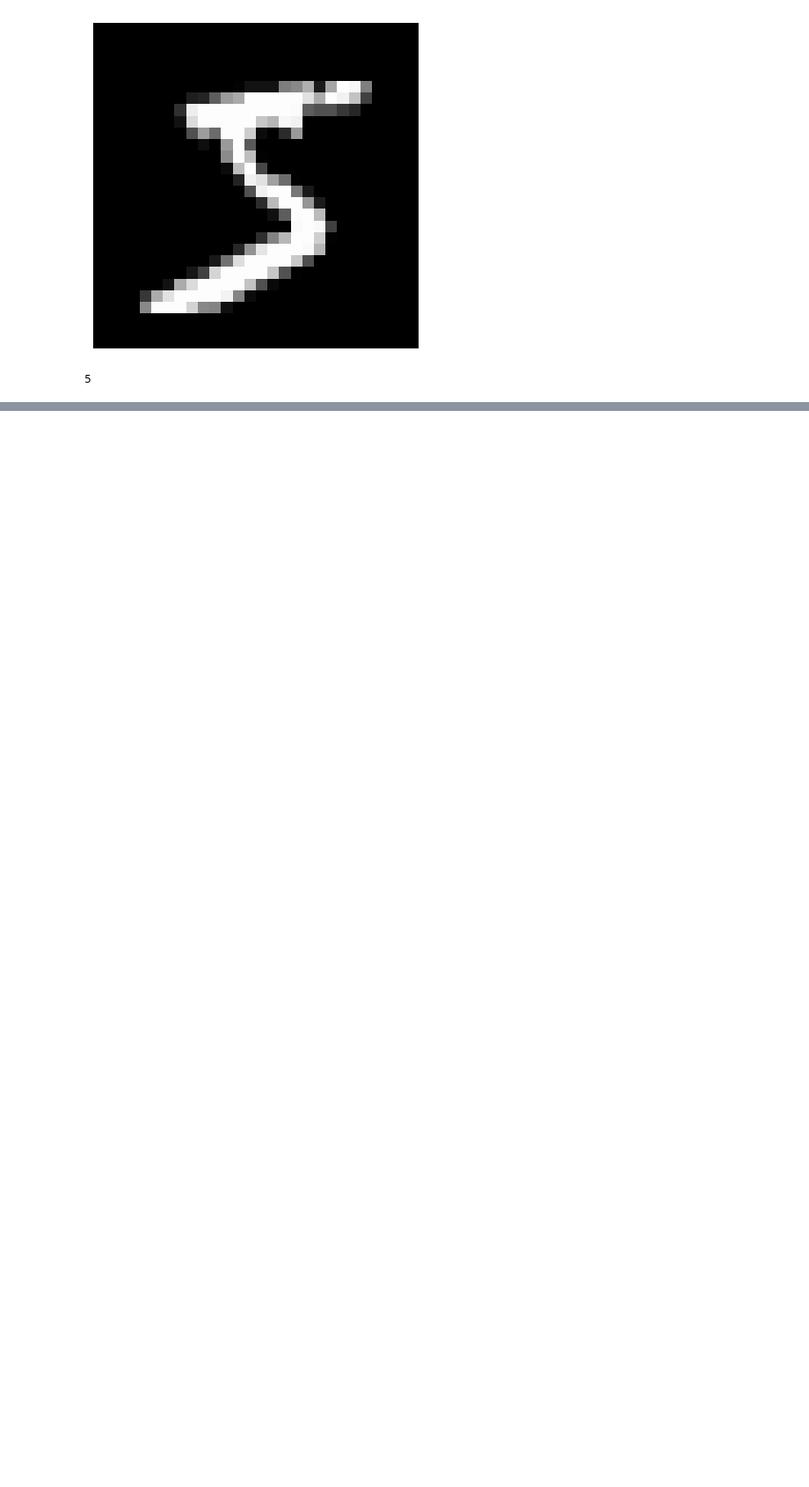
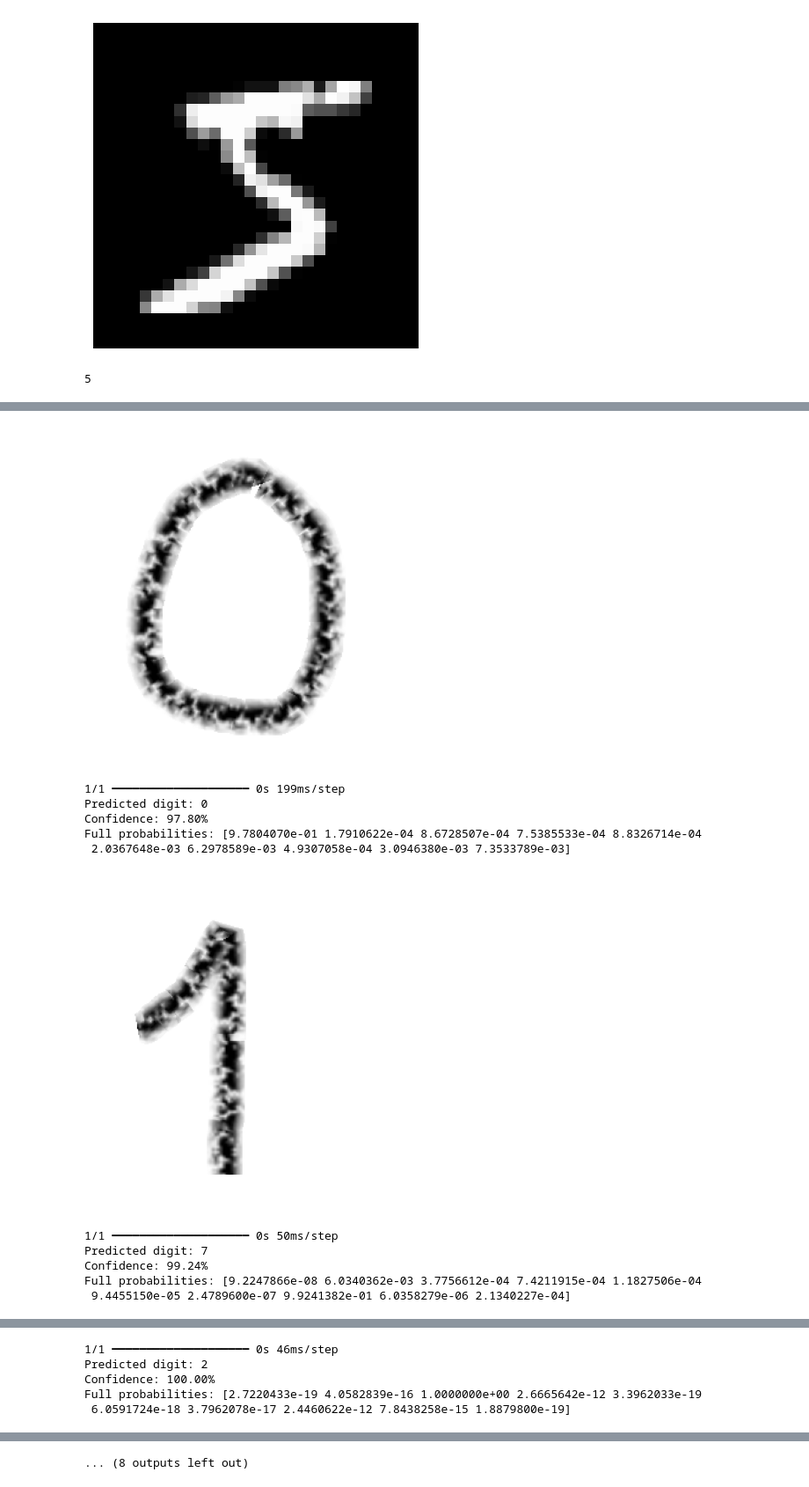
Before and after one commit to furkan-uzmez/HandWrittenDigit, a Jupyter notebook: model.ipynb, the cells around one changed output, grey strips where cells are left out. Shown at 88% size. Cells and saved outputs as stored; diff of their text form; code cells hidden in the pictures; blank space fills up the shorter version.

```diff
--- a/model.ipynb
+++ b/model.ipynb
@@ -274,0 +334,32 @@ Full probabilities: [1.9078491e-12 4.6889664e-10 1.8801036e-05 6.2144507e-02 5.3
+# %%
+from tensorflow.keras.layers import BatchNormalization, GlobalAveragePooling2D
+
+model4 = Sequential([
+    Conv2D(32, (3,3), activation='relu', padding='same', input_shape=(28,28,1)),
+    BatchNormalization(),
+    Conv2D(32, (3,3), activation='relu', padding='same'),
+    MaxPooling2D(pool_size=(2,2)),
+    Dropout(0.25),
+
+    Conv2D(64, (3,3), activation='relu', padding='same'),
+    BatchNormalization(),
+    Conv2D(64, (3,3), activation='relu', dilation_rate=2, padding='same'),  # Dilated Conv
+    MaxPooling2D(pool_size=(2,2)),
+    Dropout(0.3),
+
+    Conv2D(128, (3,3), activation='relu', padding='same'),
+    BatchNormalization(),
+    Conv2D(128, (3,3), activation='relu', dilation_rate=2, padding='same'),
+    MaxPooling2D(pool_size=(2,2)),
+    Dropout(0.4),
+
+    GlobalAveragePooling2D(),
+
+    Dense(128, activation='relu'),
+    Dropout(0.5),
+    Dense(10, activation='softmax')
+])
+# %%
+model4.compile(optimizer='adam',loss='sparse_categorical_crossentropy',metrics=['accuracy'])
+# %%
+model4.fit(x_train,y_train,epochs=10,validation_data=(x_test,y_test))
@@ -274,0 +395,15 @@ Full probabilities: [1.9078491e-12 4.6889664e-10 1.8801036e-05 6.2144507e-02 5.3
+# %%
+predict_digits(model4)
+# %% [output]
+[figure, added]
+1/1 ━━━━━━━━━━━━━━━━━━━━ 0s 199ms/step
+Predicted digit: 0
+Confidence: 97.80%
+Full probabilities: [9.7804070e-01 1.7910622e-04 8.6728507e-04 7.5385533e-04 8.8326714e-04
+ 2.0367648e-03 6.2978589e-03 4.9307058e-04 3.0946380e-03 7.3533789e-03]
+[figure, added]
+1/1 ━━━━━━━━━━━━━━━━━━━━ 0s 50ms/step
+Predicted digit: 7
+Confidence: 99.24%
+Full probabilities: [9.2247866e-08 6.0340362e-03 3.7756612e-04 7.4211915e-04 1.1827506e-04
+ 9.4455150e-05 2.4789600e-07 9.9241382e-01 6.0358279e-06 2.1340227e-04]
@@ -274,0 +411,5 @@ Full probabilities: [1.9078491e-12 4.6889664e-10 1.8801036e-05 6.2144507e-02 5.3
+1/1 ━━━━━━━━━━━━━━━━━━━━ 0s 46ms/step
+Predicted digit: 2
+Confidence: 100.00%
+Full probabilities: [2.7220433e-19 4.0582839e-16 1.0000000e+00 2.6665642e-12 3.3962033e-19
+ 6.0591724e-18 3.7962078e-17 2.4460622e-12 7.8438258e-15 1.8879800e-19]
@@ -274,0 +434 @@ Full probabilities: [1.9078491e-12 4.6889664e-10 1.8801036e-05 6.2144507e-02 5.3
+... (8 outputs left out)
```
Also changed, not shown: parts of 18 cells of this notebook.
